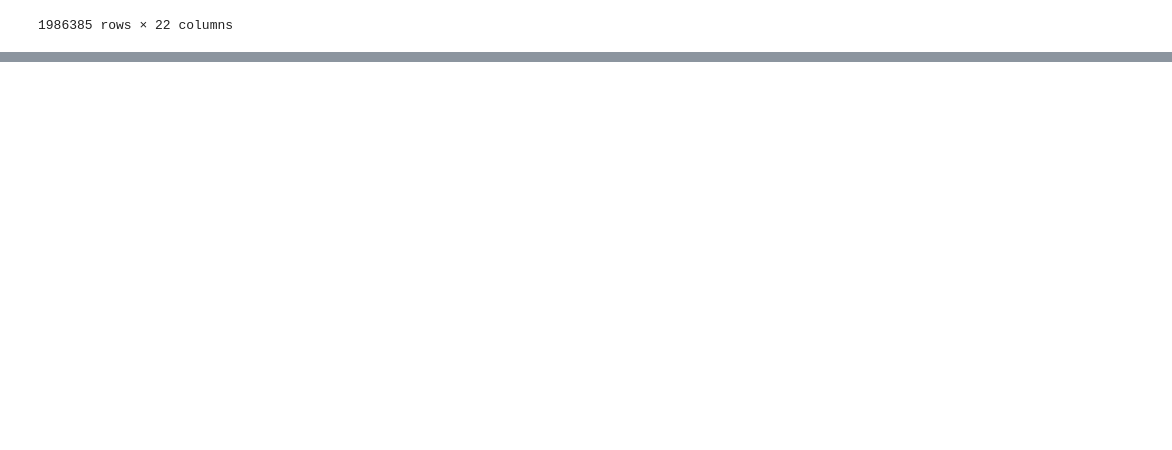
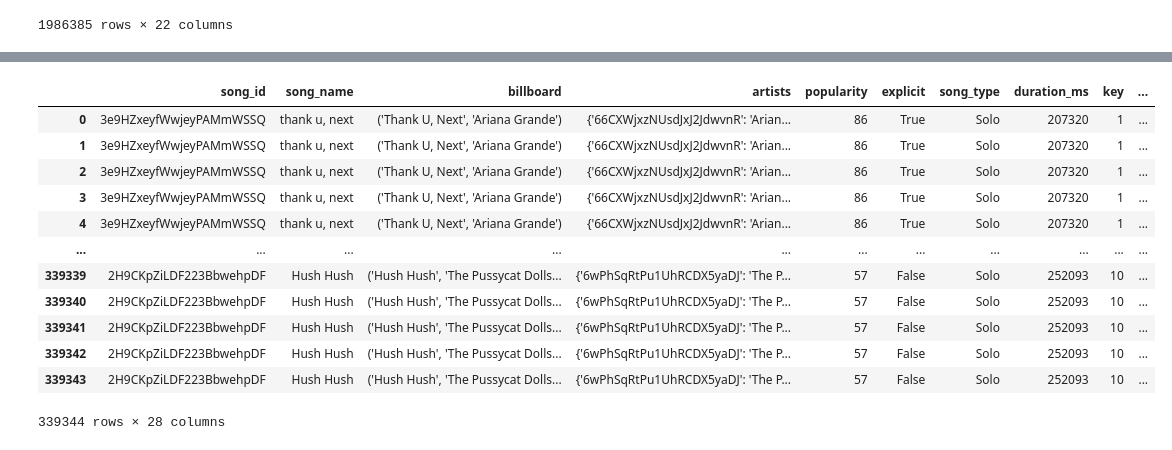
Before and after one commit to andr3w6826/hitformula.fm, a Jupyter notebook: andrew.ipynb, the cells around one changed output, grey strips where cells are left out. Cells and saved outputs as stored; diff of their text form; code cells hidden in the pictures; blank space fills up the shorter version.

```diff
--- a/andrew.ipynb
+++ b/andrew.ipynb
@@ -20,0 +60,17 @@ df
+# %%
+df3 = pd.read_csv('songs_popularity.csv', sep='\t')
+df3
+# %% [output]
+|  | song_id | song_name | billboard | artists | popularity | explicit | song_type | duration_ms | key | ... |
+| 0 | 3e9HZxeyfWwjeyPAMmWSSQ | thank u, next | ('Thank U, Next', 'Ariana Grande') | {'66CXWjxzNUsdJxJ2JdwvnR': 'Arian... | 86 | True | Solo | 207320 | 1 | ... |
+| 1 | 3e9HZxeyfWwjeyPAMmWSSQ | thank u, next | ('Thank U, Next', 'Ariana Grande') | {'66CXWjxzNUsdJxJ2JdwvnR': 'Arian... | 86 | True | Solo | 207320 | 1 | ... |
+| 2 | 3e9HZxeyfWwjeyPAMmWSSQ | thank u, next | ('Thank U, Next', 'Ariana Grande') | {'66CXWjxzNUsdJxJ2JdwvnR': 'Arian... | 86 | True | Solo | 207320 | 1 | ... |
+| 3 | 3e9HZxeyfWwjeyPAMmWSSQ | thank u, next | ('Thank U, Next', 'Ariana Grande') | {'66CXWjxzNUsdJxJ2JdwvnR': 'Arian... | 86 | True | Solo | 207320 | 1 | ... |
+| 4 | 3e9HZxeyfWwjeyPAMmWSSQ | thank u, next | ('Thank U, Next', 'Ariana Grande') | {'66CXWjxzNUsdJxJ2JdwvnR': 'Arian... | 86 | True | Solo | 207320 | 1 | ... |
+| ... | ... | ... | ... | ... | ... | ... | ... | ... | ... | ... |
+| 339339 | 2H9CKpZiLDF223BbwehpDF | Hush Hush | ('Hush Hush', 'The Pussycat Dolls... | {'6wPhSqRtPu1UhRCDX5yaDJ': 'The P... | 57 | False | Solo | 252093 | 10 | ... |
+| 339340 | 2H9CKpZiLDF223BbwehpDF | Hush Hush | ('Hush Hush', 'The Pussycat Dolls... | {'6wPhSqRtPu1UhRCDX5yaDJ': 'The P... | 57 | False | Solo | 252093 | 10 | ... |
+| 339341 | 2H9CKpZiLDF223BbwehpDF | Hush Hush | ('Hush Hush', 'The Pussycat Dolls... | {'6wPhSqRtPu1UhRCDX5yaDJ': 'The P... | 57 | False | Solo | 252093 | 10 | ... |
+| 339342 | 2H9CKpZiLDF223BbwehpDF | Hush Hush | ('Hush Hush', 'The Pussycat Dolls... | {'6wPhSqRtPu1UhRCDX5yaDJ': 'The P... | 57 | False | Solo | 252093 | 10 | ... |
+| 339343 | 2H9CKpZiLDF223BbwehpDF | Hush Hush | ('Hush Hush', 'The Pussycat Dolls... | {'6wPhSqRtPu1UhRCDX5yaDJ': 'The P... | 57 | False | Solo | 252093 | 10 | ... |
+339344 rows × 28 columns
```
Also changed, not shown: parts of 6 cells of this notebook, 1 other file.
